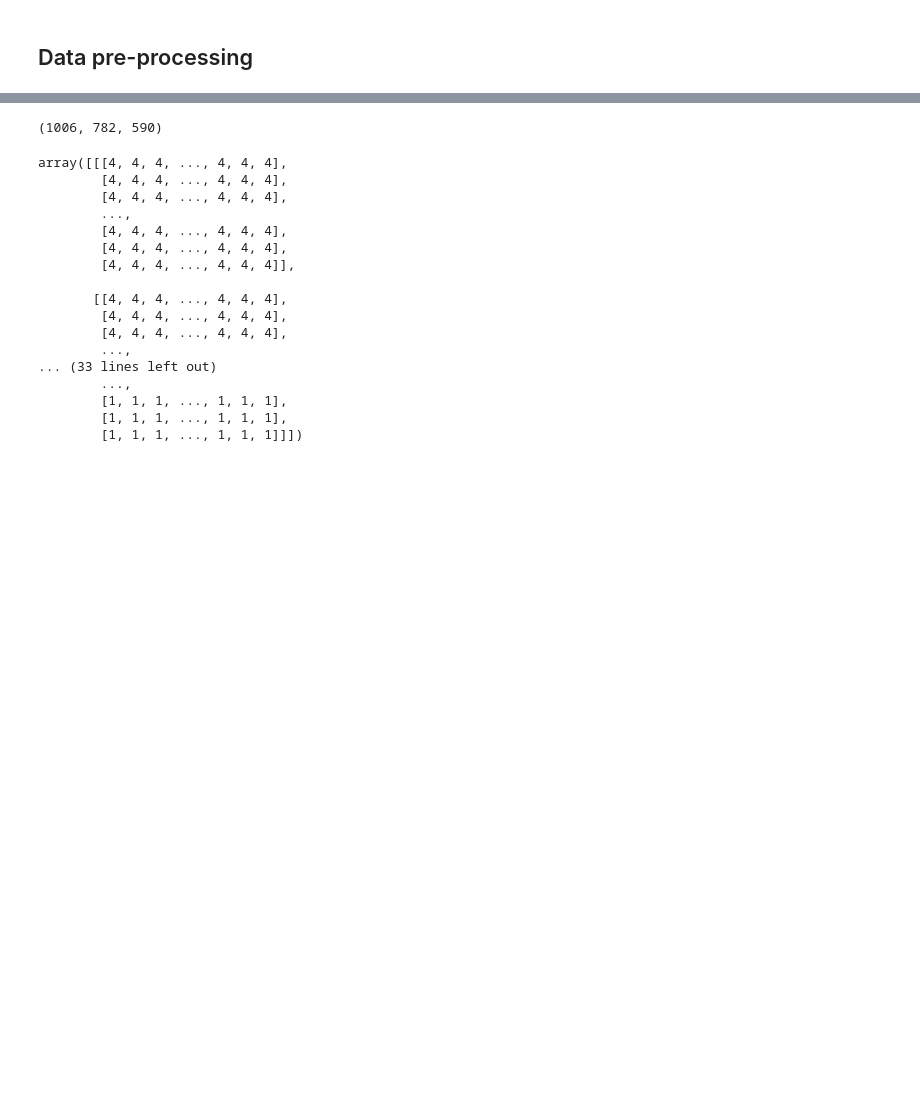
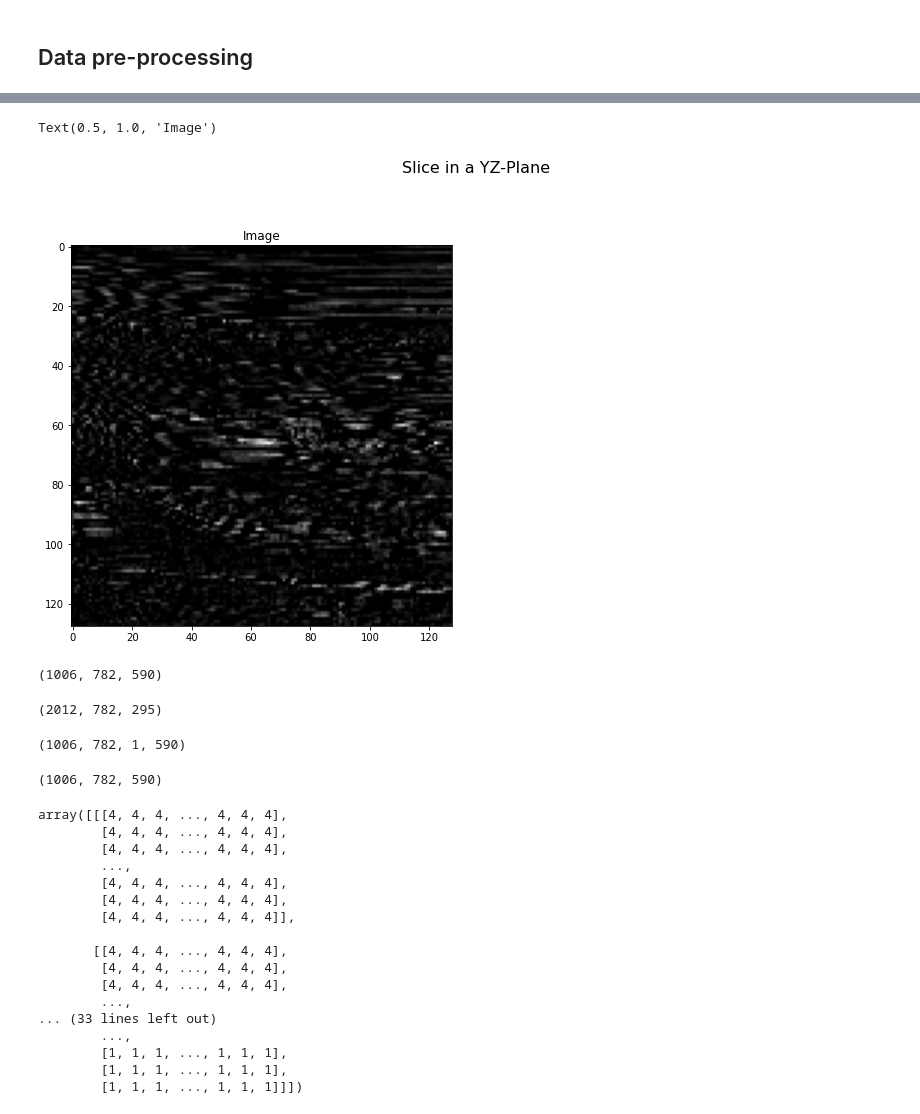
Before and after one commit to CatarinaPinheiro/seismic-facies-identification-unet, a Jupyter notebook: base-model.ipynb, the cells around one changed output, grey strips where cells are left out. Saved outputs shown, nothing was run; the diff lists cells and outputs as text; code cells hidden in the pictures; blank space fills up the shorter version.

Commit message:
pre processing data

```diff
--- a/base-model.ipynb
+++ b/base-model.ipynb
@@ -173,0 +210,14 @@ ________________________________________________________________________________
+# %%
+    img = np.expand_dims(img, axis=2).astype('float32')
+    label = np.expand_dims(label, axis=2).astype('float32')
+
+    img = cv2.resize(img, (128, 128))
+    label = cv2.resize(label, (128, 128))
+
+    img = img/np.amax(img)
+    img = np.clip(img, 0, 255)
+    img = (img*255).astype(int)
+    img = cv2.merge([img,img,img])
+
+    training_img_data.append(img)
+    training_label_data.append(label)
@@ -173,0 +256,18 @@ ________________________________________________________________________________
+# %%
+fig = plt.figure(figsize=(15,8))
+
+fig.suptitle('Slice in a YZ-Plane', fontsize=16)
+ax = fig.add_subplot(121)
+ax.imshow(training_img_data[55][:,:,1],cmap='gray')
+ax.set_title('Image')
+# %% [output]
+Text(0.5, 1.0, 'Image')
+[figure, added]
+# %%
+data_train.shape
+# %% [output]
+(1006, 782, 590)
+# %%
+np.concatenate((data_train[:,:,:295], data_train[:,:,295:])).shape
+# %% [output]
+(2012, 782, 295)
@@ -174,3 +311,7 @@ ________________________________________________________________________________
+# %%
+np.expand_dims(data_train,axis=2).astype('float32').shape
+# %% [output]
+(1006, 782, 1, 590)
 # %%
 data_train = np.load('./dataset/data_train.npz')['data']
 label_train = np.load('./dataset/labels_train.npz')['labels']
```
Also changed, not shown: parts of 15 cells of this notebook.
